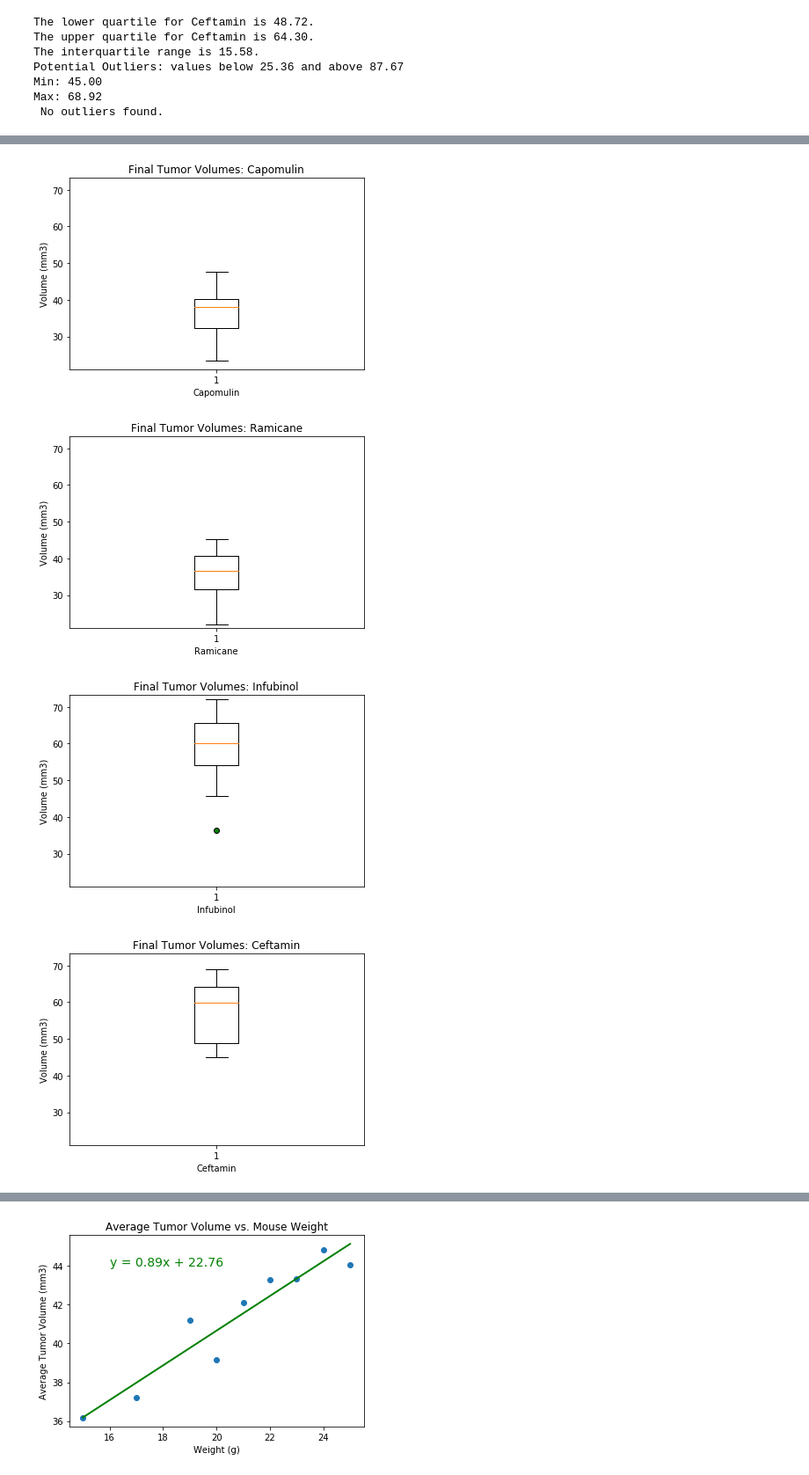
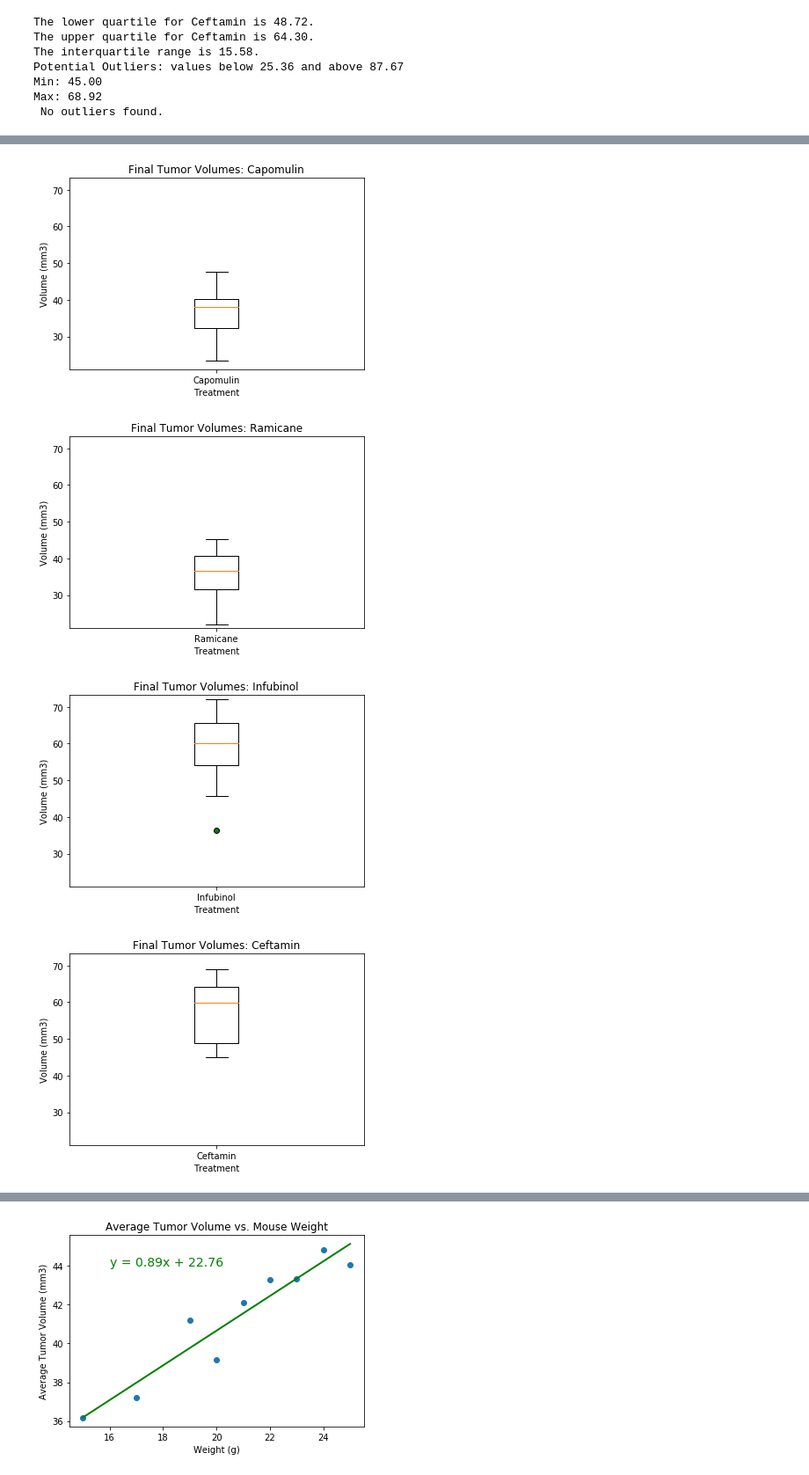
Before and after one commit to juliabrunett/matplotlib-challenge, a Jupyter notebook: Pymaceuticals/pymaceuticals.ipynb, the cells around one changed output, grey strips where cells are left out. Shown at 88% size. Drawn from its saved outputs; the diff is of its cells as text; code cells hidden in the pictures.

```diff
--- a/Pymaceuticals/pymaceuticals.ipynb
+++ b/Pymaceuticals/pymaceuticals.ipynb
@@ -586,44 +593,48 @@ plt.show()
 fig1, ax1 = plt.subplots()
 ax1.set_title("Final Tumor Volumes: Capomulin")
 ax1.set_ylabel("Volume (mm3)")
-ax1.set_xlabel("Capomulin")
+ax1.set_xlabel("Treatment")
 green_circle = dict(markerfacecolor='g', marker="o")
 ax1.boxplot(capomulin_vol, flierprops=green_circle)
 ax1.set_ylim(min(merged_mice["Tumor Volume (mm3)"])-1, max(merged_mice["Tumor Volume (mm3)"])+1)
+plt.xticks([1], ["Capomulin"])
 
 # Ramicane
 fig1, ax2 = plt.subplots()
 ax2.set_title("Final Tumor Volumes: Ramicane")
 ax2.set_ylabel("Volume (mm3)")
-ax2.set_xlabel("Ramicane")
+ax2.set_xlabel("Treatment")
 green_circle = dict(markerfacecolor='g', marker="o")
 ax2.boxplot(ramicane_vol, flierprops=green_circle)
 ax2.set_ylim(min(merged_mice["Tumor Volume (mm3)"])-1, max(merged_mice["Tumor Volume (mm3)"])+1)
+plt.xticks([1], ["Ramicane"])
 
 # Infubinol
 fig1, ax3 = plt.subplots()
 ax3.set_title("Final Tumor Volumes: Infubinol")
-ax3.set_xlabel("Infubinol")
+ax3.set_xlabel("Treatment")
 ax3.set_ylabel("Volume (mm3)")
 green_circle = dict(markerfacecolor='g', marker="o")
 ax3.boxplot(infubinol_vol, flierprops=green_circle)
 ax3.set_ylim(min(merged_mice["Tumor Volume (mm3)"])-1, max(merged_mice["Tumor Volume (mm3)"])+1)
+plt.xticks([1], ["Infubinol"])
 
 # Ceftamin
 fig1, ax4 = plt.subplots()
 ax4.set_title("Final Tumor Volumes: Ceftamin")
 ax4.set_ylabel("Volume (mm3)")
-ax4.set_xlabel("Ceftamin")
+ax4.set_xlabel("Treatment")
 green_circle = dict(markerfacecolor='g', marker="o")
 ax4.boxplot(ceftamin_vol, flierprops=green_circle)
 ax4.set_ylim(min(merged_mice["Tumor Volume (mm3)"])-1, max(merged_mice["Tumor Volume (mm3)"])+1)
+plt.xticks([1], ["Ceftamin"])
 
 plt.show()
 # %% [output]
-[figure, old version]
+[figure, new version]
-[figure, old version]
+[figure, new version]
-[figure, old version]
+[figure, new version]
-[figure, old version]
+[figure, new version]
 # %%
 # Collect all mice from capomulin
 capomulin_mice = promising_regimens.loc[(promising_regimens["Drug Regimen"] == "Capomulin"),:]
```
Also changed, not shown: parts of 49 cells of this notebook.
